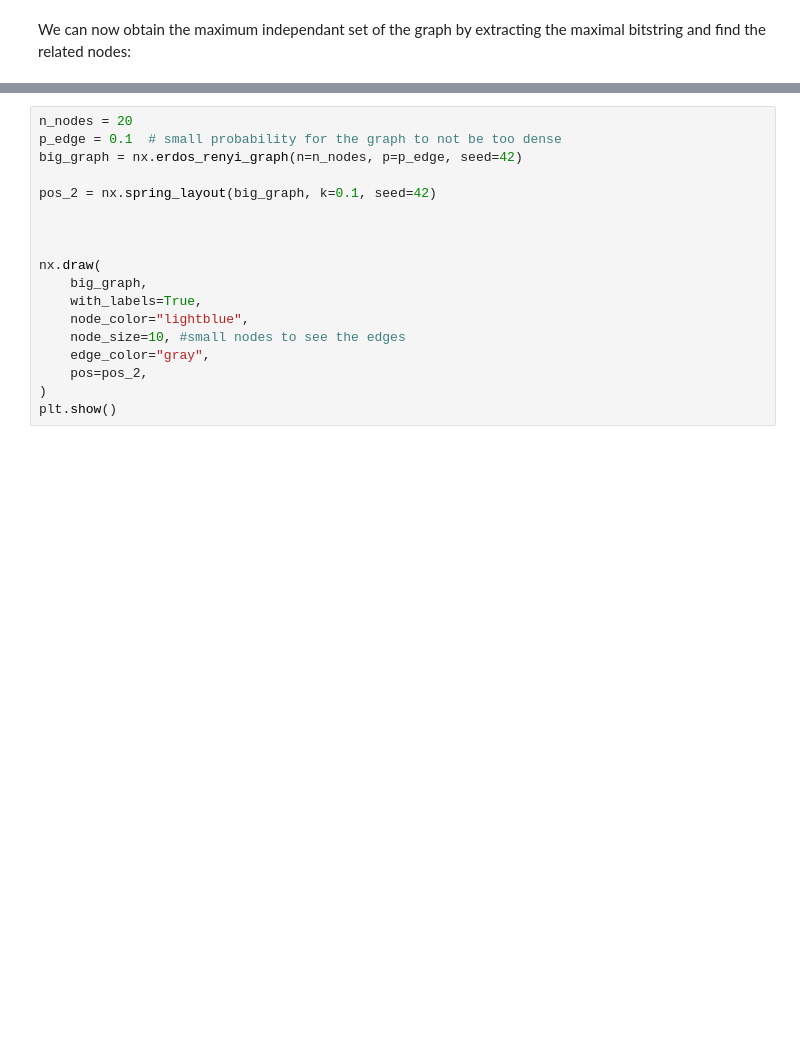
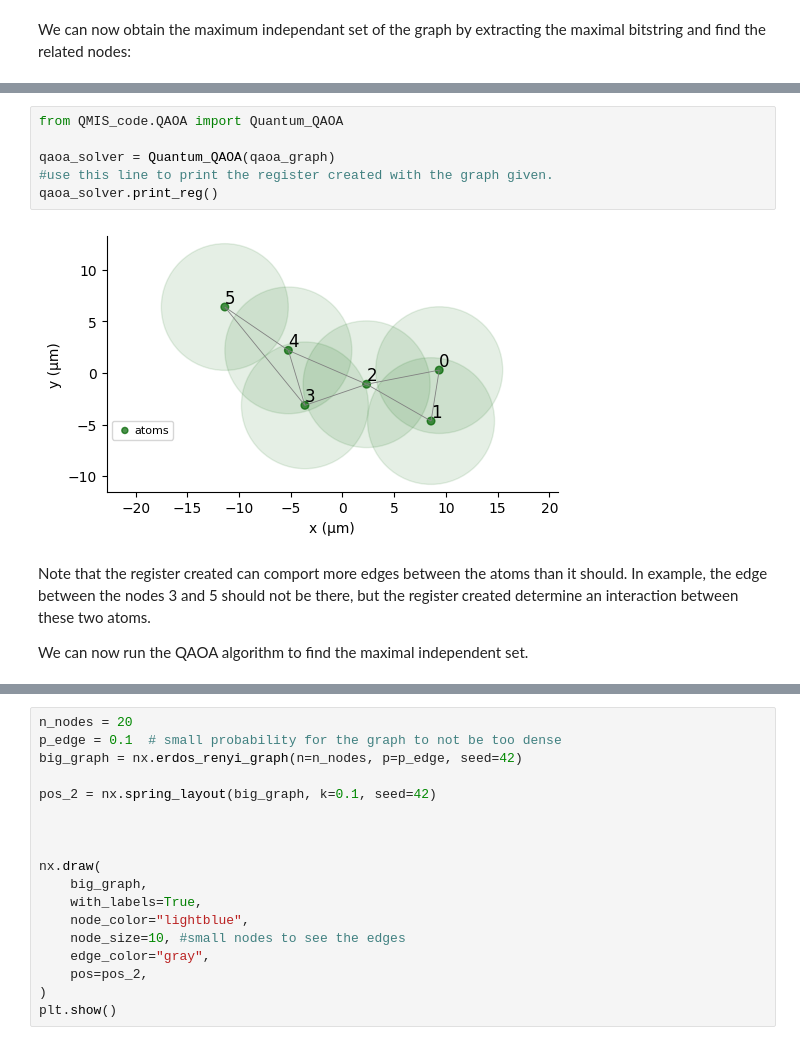
Before and after one commit to inking02/ReQpex, a Jupyter notebook: tutorial.ipynb, the cells around one changed output, grey strips where cells are left out. Cells and saved outputs as stored; diff of their text form; blank space fills up the shorter version.

```diff
--- a/tutorial.ipynb
+++ b/tutorial.ipynb
@@ -105,0 +128,12 @@ plt.show()
+# %%
+from QMIS_code.QAOA import Quantum_QAOA
+
+qaoa_solver = Quantum_QAOA(qaoa_graph)
+#use this line to print the register created with the graph given.
+qaoa_solver.print_reg()
+# %% [output]
+[figure, added]
+# %% [markdown]
+Note that the register created can comport more edges between the atoms than it should. In example, the edge between the nodes 3 and 5 should not be there, but the register created determine an interaction between these two atoms.
+
+We can now run the QAOA algorithm to find the maximal independent set.
```
Also changed, not shown: parts of 33 cells of this notebook, 7 other files.
